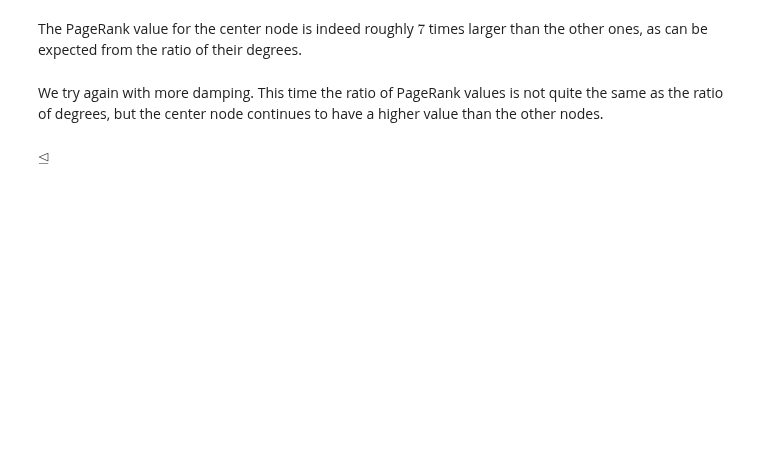
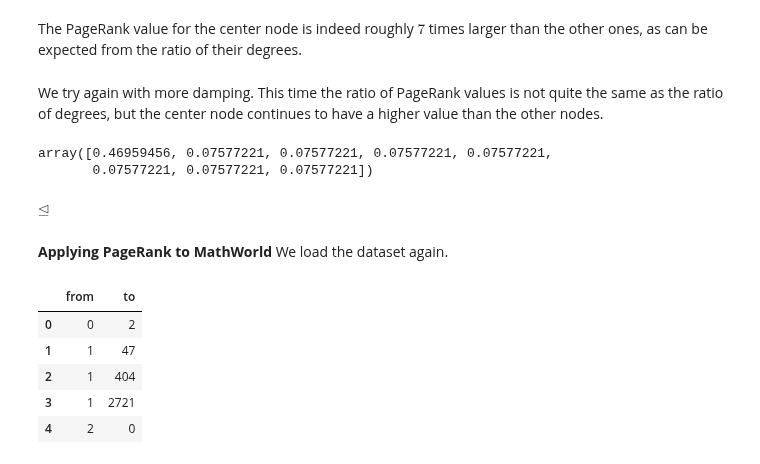
Before and after one commit to MMiDS-textbook/MMiDS-textbook.github.io, a Jupyter notebook: just_the_code/roch_mmids_chap_rwmc_notebook.ipynb, the cells around one changed output. Cells and saved outputs as stored; diff of their text form; code cells hidden in the pictures; blank space fills up the shorter version.

```diff
--- a/just_the_code/roch_mmids_chap_rwmc_notebook.ipynb
+++ b/just_the_code/roch_mmids_chap_rwmc_notebook.ipynb
@@ -607,2 +705,19 @@ pagerank(P_star.T, 100, 0.85)
+# %%
+pagerank(A_star)
+# %% [output]
+array([0.46959456, 0.07577221, 0.07577221, 0.07577221, 0.07577221,
+       0.07577221, 0.07577221, 0.07577221])
 # %% [markdown]
 $\unlhd$
+# %% [markdown]
+**Applying PageRank to MathWorld** We load the dataset again.
+# %%
+df_edges = pd.read_csv('mathworld-adjacency.csv')
+df_edges.head()
+# %% [output]
+|  | from | to |
+| 0 | 0 | 2 |
+| 1 | 1 | 47 |
+| 2 | 1 | 404 |
+| 3 | 1 | 2721 |
+| 4 | 2 | 0 |
```
Also changed, not shown: parts of 77 cells of this notebook.
